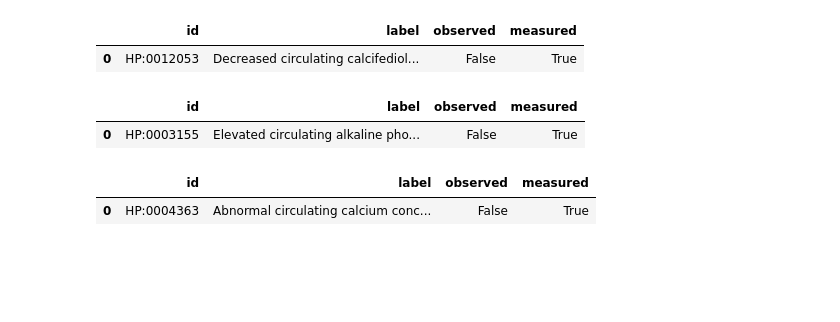
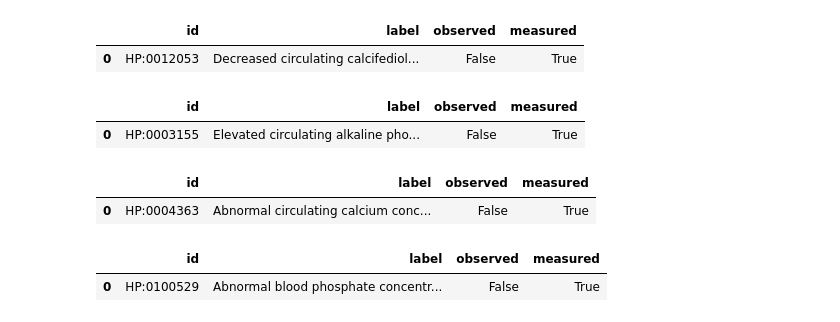
Before and after one commit to monarch-initiative/pyphetools, a Jupyter notebook: notebooks/ANKH_case_report.ipynb, the cells around one changed output. Drawn from its saved outputs; the diff is of its cells as text; code cells hidden in the pictures; blank space fills up the shorter version.

```diff
--- a/notebooks/ANKH_case_report.ipynb
+++ b/notebooks/ANKH_case_report.ipynb
@@ -158,7 +136,7 @@ results
 # %%
 # Combined β-CTX (ng/mL)
 term = "Increased circulating beta-C-terminal telopeptide concentration" # HP:0031425
-results = parser.add_term(label=term, custom_age="P1Y8M")
+results = encoder.add_term(label=term, custom_age="P1Y8M")
 results
 # %% [output]
 |  | id | label | observed | measured |
@@ -185,3 +163,10 @@ results
 # %% [output]
 |  | id | label | observed | measured |
 | 0 | HP:0004363 | Abnormal circulating calcium conc... | False | True |
+# %%
+# Abnormal blood phosphate concentration HP:0100529
+results = encoder.add_term(id ="HP:0100529", excluded=True, custom_age="P1Y8M")
+results
+# %% [output]
+|  | id | label | observed | measured |
+| 0 | HP:0100529 | Abnormal blood phosphate concentr... | False | True |
```
Also changed, not shown: parts of 22 cells of this notebook, 8 other files.
